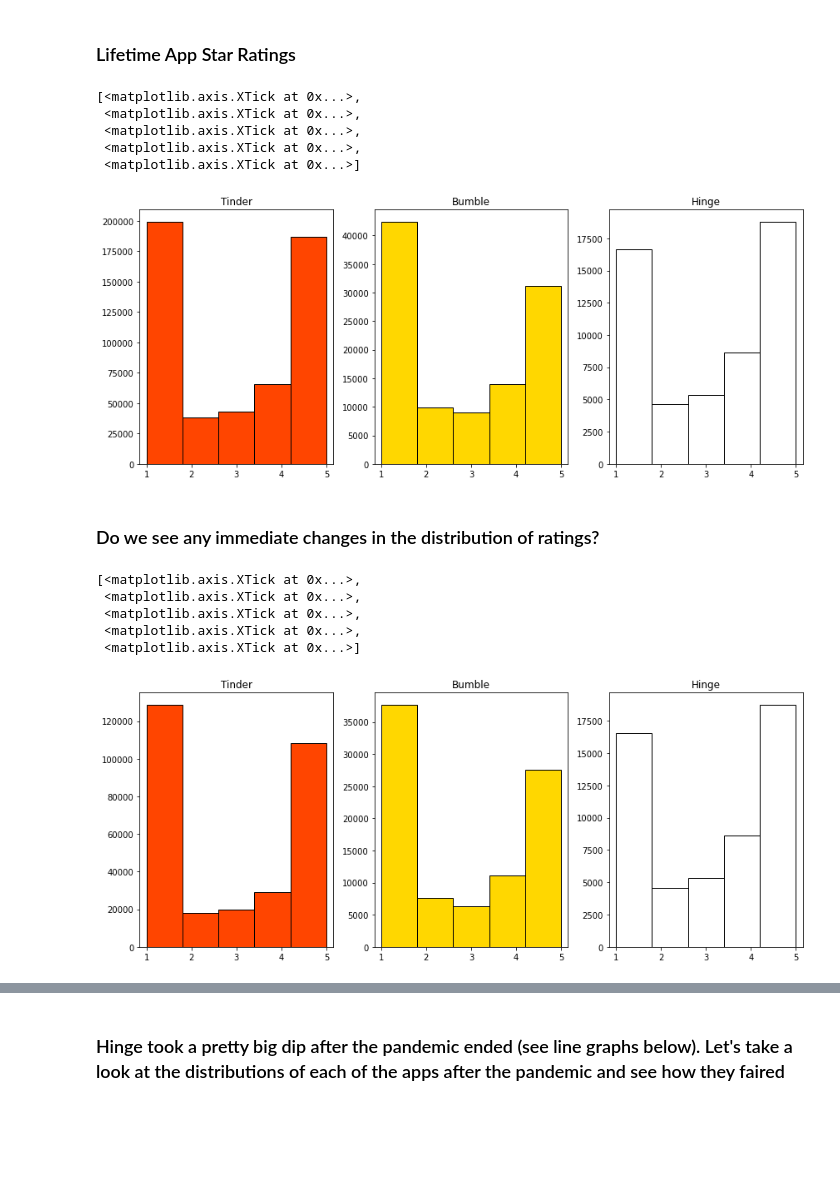
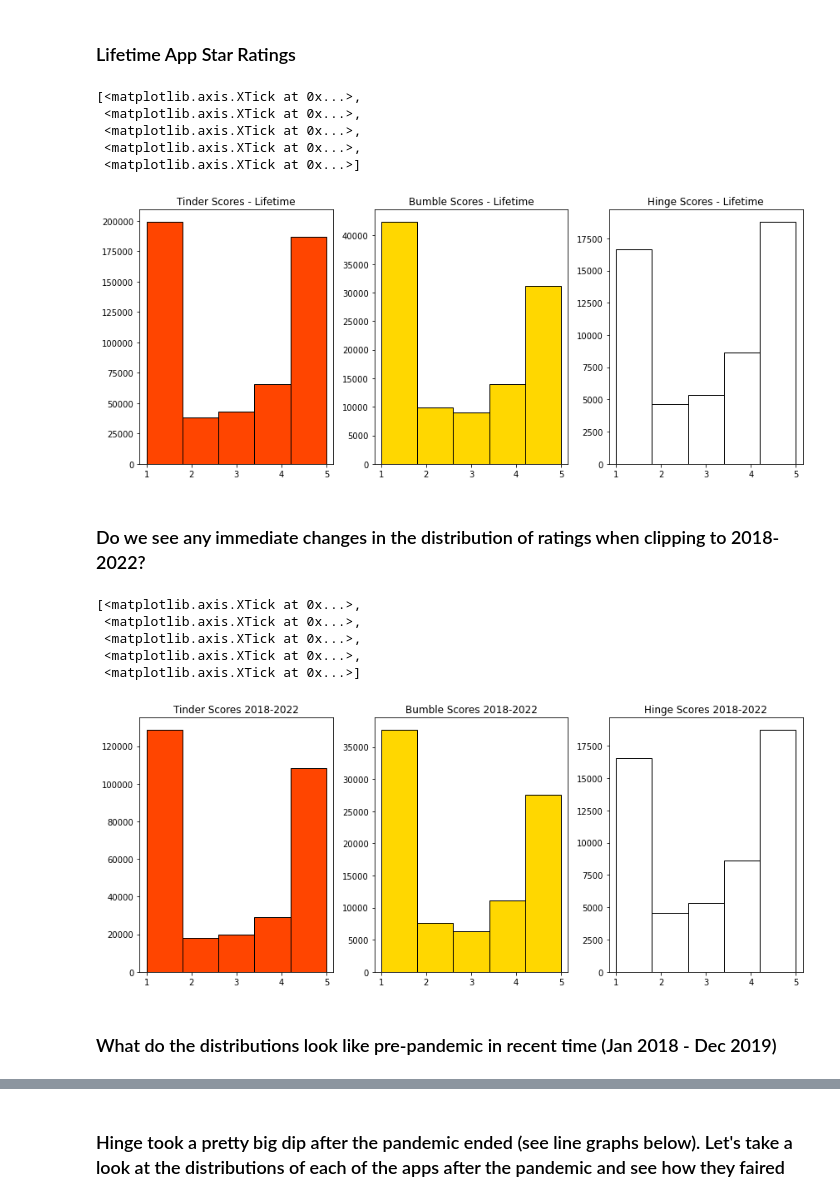
Before and after one commit to johnrh3/ACE_592_Dating_Sim, a Jupyter notebook: Trends/Trend_Analysis.ipynb, the cells around one changed output, grey strips where cells are left out. Drawn from its saved outputs; the diff is of its cells as text; code cells hidden in the pictures; blank space fills up the shorter version.

```diff
--- a/Trends/Trend_Analysis.ipynb
+++ b/Trends/Trend_Analysis.ipynb
@@ -46,40 +46,40 @@ dfH = dfH[['userName', 'clean_text', 'score', 'thumbs', 'date', 'time_stamp', 'r
 # %%
 #plots the overall scores of the three apps over their lifespans
 fig, axs = plt.subplots(1, 3, tight_layout=True, sharey=False,
                         figsize = (12,5))
                        #title = 'Star Ratings for Tinder, Bumble, and Hinge')
 
 # ax.set_xlim(1,5)
 # ax.set_xticks([1,2,3,4,5])
 
 axs[0].hist(dfT['score'], bins = 5, color = "orangered", edgecolor = 'black')
-axs[0].title.set_text('Tinder')
+axs[0].title.set_text('Tinder Scores - Lifetime')
 axs[0].set_xlim(0.85,5.15)
 axs[0].set_xticks([1,2,3,4,5])
 
 axs[1].hist(dfB['score'], bins = 5, color = 'gold', edgecolor = 'black')
-axs[1].title.set_text('Bumble')
+axs[1].title.set_text('Bumble Scores - Lifetime')
 axs[1].set_xlim(0.85,5.15)
 axs[1].set_xticks([1,2,3,4,5])
 
 axs[2].hist(dfH['score'], bins = 5, color = 'white', edgecolor = 'black')
-axs[2].title.set_text('Hinge')
+axs[2].title.set_text('Hinge Scores - Lifetime')
 axs[2].set_xlim(0.85,5.15)
 axs[2].set_xticks([1,2,3,4,5])
 # %% [output]
 [<matplotlib.axis.XTick at 0x...>,
  <matplotlib.axis.XTick at 0x...>,
  <matplotlib.axis.XTick at 0x...>,
  <matplotlib.axis.XTick at 0x...>,
  <matplotlib.axis.XTick at 0x...>]
-[figure, old version]
+[figure, new version]
 # %%
 #clips the df's into just the reviews from 2018-2022
 df_T = dfT.loc[dfT['time_stamp'] >= np.datetime64('2018-01-01 00:00:00+00:00')]
 df_B = dfB.loc[dfB['time_stamp'] >= np.datetime64('2018-01-01 00:00:00+00:00')]
 df_H = dfH.loc[dfH['time_stamp'] >= np.datetime64('2018-01-01 00:00:00+00:00')]
 # %% [markdown]
-### Do we see any immediate changes in the distribution of ratings?
+### Do we see any immediate changes in the distribution of ratings when clipping to 2018-2022?
 # %%
 #plots the apps ratings during the clipped years 2018-2022
 fig, axs = plt.subplots(1, 3, tight_layout=True, sharey=False,
@@ -90,17 +90,17 @@ fig, axs = plt.subplots(1, 3, tight_layout=True, sharey=False,
 #ax.set_xticks([1,2,3,4,5])
 
 axs[0].hist(df_T['score'], bins = 5, color = "orangered", edgecolor = 'black')
-axs[0].title.set_text('Tinder')
+axs[0].title.set_text('Tinder Scores 2018-2022')
 axs[0].set_xlim(0.85,5.15)
 axs[0].set_xticks([1,2,3,4,5])
 
 axs[1].hist(df_B['score'], bins = 5, color = 'gold', edgecolor = 'black')
-axs[1].title.set_text('Bumble')
+axs[1].title.set_text('Bumble Scores 2018-2022')
 axs[1].set_xlim(0.85,5.15)
 axs[1].set_xticks([1,2,3,4,5])
 
 axs[2].hist(df_H['score'], bins = 5, color = 'white', edgecolor = 'black')
-axs[2].title.set_text('Hinge')
+axs[2].title.set_text('Hinge Scores 2018-2022')
 axs[2].set_xlim(0.85,5.15)
 axs[2].set_xticks([1,2,3,4,5])
 # %% [output]
@@ -109,4 +109,6 @@ axs[2].set_xticks([1,2,3,4,5])
  <matplotlib.axis.XTick at 0x...>,
  <matplotlib.axis.XTick at 0x...>,
  <matplotlib.axis.XTick at 0x...>]
-[figure, old version]
+[figure, new version]
+# %% [markdown]
+### What do the distributions look like pre-pandemic in recent time (Jan 2018 - Dec 2019)
```
Also changed, not shown: parts of 16 cells of this notebook.
